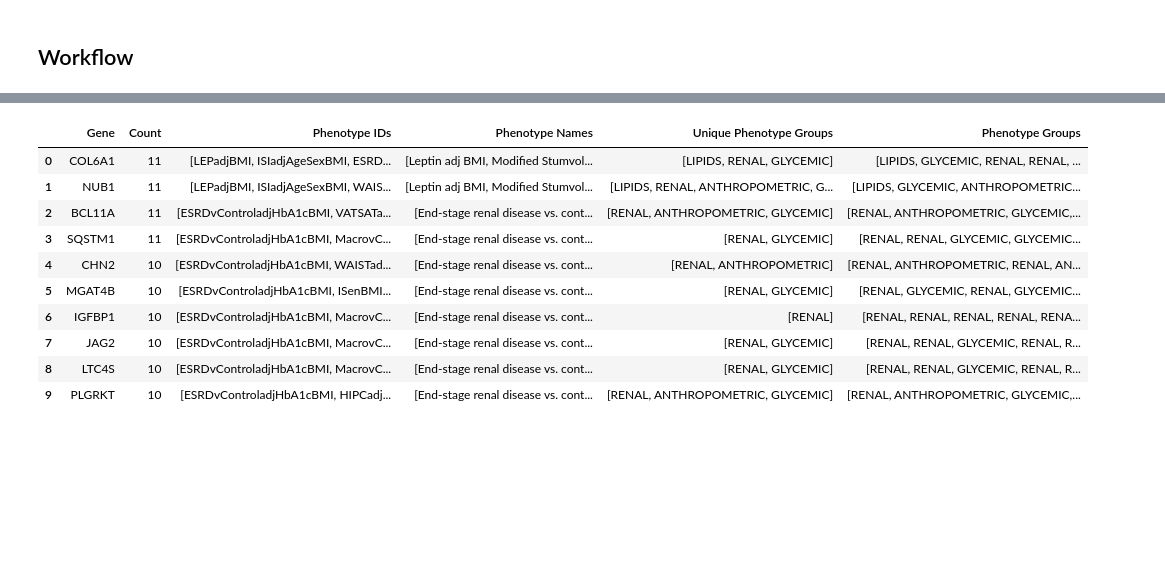
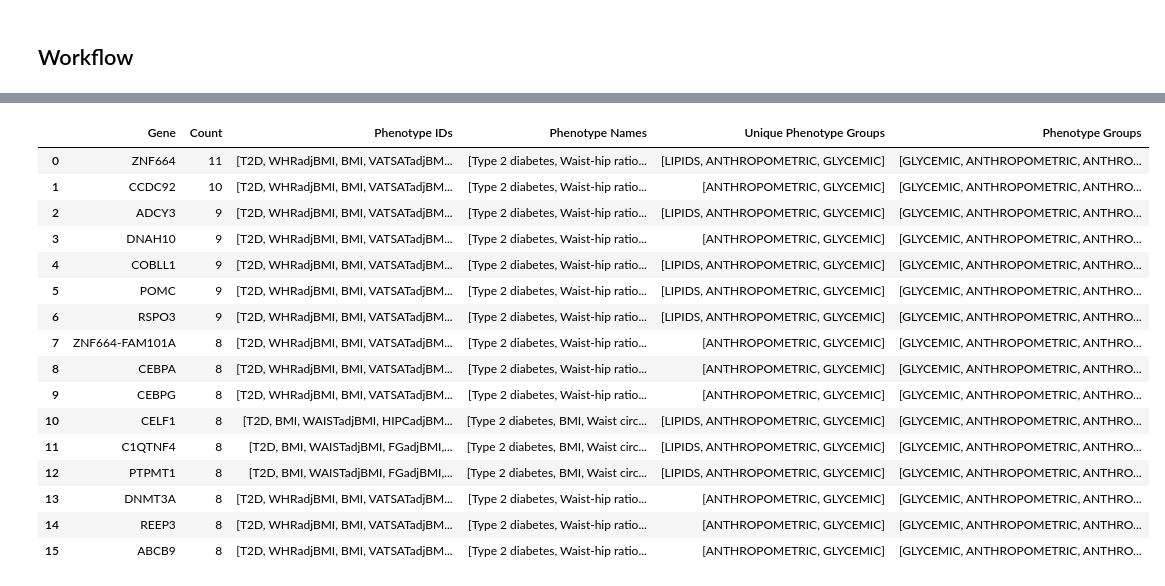
Before and after one commit to rahulsharma35/obesity_gene_analysis, a Jupyter notebook: obesity_gene_analysis.ipynb, the cells around one changed output, grey strips where cells are left out. Saved outputs shown, nothing was run; the diff lists cells and outputs as text; code cells hidden in the pictures; blank space fills up the shorter version.

```diff
--- a/obesity_gene_analysis.ipynb
+++ b/obesity_gene_analysis.ipynb
@@ -273,4 +300,8 @@ orig_gene_df = pd.read_csv("original_data/obesity_gene_data.csv")
+# %%
+data_url = "http://public.type2diabeteskb.org/dccservices/testcalls/magma/gene/object?phenotype=BMI,T2D,T2DadjBMI,WHRadjBMI,ISenBMI,VATadjBMI,WHRadjBMISM,ISRadjBMI,WCadjBMISMK,FIadjBMI,AIRadjBMInSI,LEPadjBMI,VATSATadjBMI,HIPCadjBMI,WAISTadjBMI,FGadjBMI,PEAKadjBMInSI"
+# %%
+orig_gene_df = get_df_from_url(data_url)
 # %%
-filtered_gene_df = filter_col_by_range(data=orig_gene_df, min_val=0.9, max_val=1, col_name="pvalue")
+filtered_gene_df = filter_col_by_range(data=orig_gene_df, min_val=0, max_val=0.05, col_name="pvalue")
 filtered_gene_df
 # %% [output]
@@ -314,19 +399,25 @@ sorted_gene_dict = sort_data_dict(
 )
 # %%
 ordered_gene_df = generate_gene_data_df(sorted_gene_dict)
-ordered_gene_df[:10]
+ordered_gene_df[:16]
 # %% [output]
 |  | Gene | Count | Phenotype IDs | Phenotype Names | Unique Phenotype Groups | Phenotype Groups |
-| 0 | COL6A1 | 11 | [LEPadjBMI, ISIadjAgeSexBMI, ESRD... | [Leptin adj BMI, Modified Stumvol... | [LIPIDS, RENAL, GLYCEMIC] | [LIPIDS, GLYCEMIC, RENAL, RENAL, ... |
-| 1 | NUB1 | 11 | [LEPadjBMI, ISIadjAgeSexBMI, WAIS... | [Leptin adj BMI, Modified Stumvol... | [LIPIDS, RENAL, ANTHROPOMETRIC, G... | [LIPIDS, GLYCEMIC, ANTHROPOMETRIC... |
-| 2 | BCL11A | 11 | [ESRDvControladjHbA1cBMI, VATSATa... | [End-stage renal disease vs. cont... | [RENAL, ANTHROPOMETRIC, GLYCEMIC] | [RENAL, ANTHROPOMETRIC, GLYCEMIC,... |
-| 3 | SQSTM1 | 11 | [ESRDvControladjHbA1cBMI, MacrovC... | [End-stage renal disease vs. cont... | [RENAL, GLYCEMIC] | [RENAL, RENAL, GLYCEMIC, GLYCEMIC... |
-| 4 | CHN2 | 10 | [ESRDvControladjHbA1cBMI, WAISTad... | [End-stage renal disease vs. cont... | [RENAL, ANTHROPOMETRIC] | [RENAL, ANTHROPOMETRIC, RENAL, AN... |
-| 5 | MGAT4B | 10 | [ESRDvControladjHbA1cBMI, ISenBMI... | [End-stage renal disease vs. cont... | [RENAL, GLYCEMIC] | [RENAL, GLYCEMIC, RENAL, GLYCEMIC... |
-| 6 | IGFBP1 | 10 | [ESRDvControladjHbA1cBMI, MacrovC... | [End-stage renal disease vs. cont... | [RENAL] | [RENAL, RENAL, RENAL, RENAL, RENA... |
-| 7 | JAG2 | 10 | [ESRDvControladjHbA1cBMI, MacrovC... | [End-stage renal disease vs. cont... | [RENAL, GLYCEMIC] | [RENAL, RENAL, GLYCEMIC, RENAL, R... |
-| 8 | LTC4S | 10 | [ESRDvControladjHbA1cBMI, MacrovC... | [End-stage renal disease vs. cont... | [RENAL, GLYCEMIC] | [RENAL, RENAL, GLYCEMIC, RENAL, R... |
-| 9 | PLGRKT | 10 | [ESRDvControladjHbA1cBMI, HIPCadj... | [End-stage renal disease vs. cont... | [RENAL, ANTHROPOMETRIC, GLYCEMIC] | [RENAL, ANTHROPOMETRIC, GLYCEMIC,... |
+| 0 | ZNF664 | 11 | [T2D, WHRadjBMI, BMI, VATSATadjBM... | [Type 2 diabetes, Waist-hip ratio... | [LIPIDS, ANTHROPOMETRIC, GLYCEMIC] | [GLYCEMIC, ANTHROPOMETRIC, ANTHRO... |
+| 1 | CCDC92 | 10 | [T2D, WHRadjBMI, BMI, VATSATadjBM... | [Type 2 diabetes, Waist-hip ratio... | [ANTHROPOMETRIC, GLYCEMIC] | [GLYCEMIC, ANTHROPOMETRIC, ANTHRO... |
+| 2 | ADCY3 | 9 | [T2D, WHRadjBMI, BMI, VATSATadjBM... | [Type 2 diabetes, Waist-hip ratio... | [LIPIDS, ANTHROPOMETRIC, GLYCEMIC] | [GLYCEMIC, ANTHROPOMETRIC, ANTHRO... |
+| 3 | DNAH10 | 9 | [T2D, WHRadjBMI, BMI, VATSATadjBM... | [Type 2 diabetes, Waist-hip ratio... | [ANTHROPOMETRIC, GLYCEMIC] | [GLYCEMIC, ANTHROPOMETRIC, ANTHRO... |
+| 4 | COBLL1 | 9 | [T2D, WHRadjBMI, BMI, VATSATadjBM... | [Type 2 diabetes, Waist-hip ratio... | [LIPIDS, ANTHROPOMETRIC, GLYCEMIC] | [GLYCEMIC, ANTHROPOMETRIC, ANTHRO... |
+| 5 | POMC | 9 | [T2D, WHRadjBMI, BMI, VATSATadjBM... | [Type 2 diabetes, Waist-hip ratio... | [LIPIDS, ANTHROPOMETRIC, GLYCEMIC] | [GLYCEMIC, ANTHROPOMETRIC, ANTHRO... |
+| 6 | RSPO3 | 9 | [T2D, WHRadjBMI, BMI, VATSATadjBM... | [Type 2 diabetes, Waist-hip ratio... | [LIPIDS, ANTHROPOMETRIC, GLYCEMIC] | [GLYCEMIC, ANTHROPOMETRIC, ANTHRO... |
+| 7 | ZNF664-FAM101A | 8 | [T2D, WHRadjBMI, BMI, VATSATadjBM... | [Type 2 diabetes, Waist-hip ratio... | [ANTHROPOMETRIC, GLYCEMIC] | [GLYCEMIC, ANTHROPOMETRIC, ANTHRO... |
+| 8 | CEBPA | 8 | [T2D, WHRadjBMI, BMI, VATSATadjBM... | [Type 2 diabetes, Waist-hip ratio... | [ANTHROPOMETRIC, GLYCEMIC] | [GLYCEMIC, ANTHROPOMETRIC, ANTHRO... |
+| 9 | CEBPG | 8 | [T2D, WHRadjBMI, BMI, VATSATadjBM... | [Type 2 diabetes, Waist-hip ratio... | [ANTHROPOMETRIC, GLYCEMIC] | [GLYCEMIC, ANTHROPOMETRIC, ANTHRO... |
+| 10 | CELF1 | 8 | [T2D, BMI, WAISTadjBMI, HIPCadjBM... | [Type 2 diabetes, BMI, Waist circ... | [LIPIDS, ANTHROPOMETRIC, GLYCEMIC] | [GLYCEMIC, ANTHROPOMETRIC, ANTHRO... |
+| 11 | C1QTNF4 | 8 | [T2D, BMI, WAISTadjBMI, FGadjBMI,... | [Type 2 diabetes, BMI, Waist circ... | [LIPIDS, ANTHROPOMETRIC, GLYCEMIC] | [GLYCEMIC, ANTHROPOMETRIC, ANTHRO... |
+| 12 | PTPMT1 | 8 | [T2D, BMI, WAISTadjBMI, FGadjBMI,... | [Type 2 diabetes, BMI, Waist circ... | [LIPIDS, ANTHROPOMETRIC, GLYCEMIC] | [GLYCEMIC, ANTHROPOMETRIC, ANTHRO... |
+| 13 | DNMT3A | 8 | [T2D, WHRadjBMI, BMI, VATSATadjBM... | [Type 2 diabetes, Waist-hip ratio... | [ANTHROPOMETRIC, GLYCEMIC] | [GLYCEMIC, ANTHROPOMETRIC, ANTHRO... |
+| 14 | REEP3 | 8 | [T2D, WHRadjBMI, BMI, VATSATadjBM... | [Type 2 diabetes, Waist-hip ratio... | [ANTHROPOMETRIC, GLYCEMIC] | [GLYCEMIC, ANTHROPOMETRIC, ANTHRO... |
+| 15 | ABCB9 | 8 | [T2D, WHRadjBMI, BMI, VATSATadjBM... | [Type 2 diabetes, Waist-hip ratio... | [ANTHROPOMETRIC, GLYCEMIC] | [GLYCEMIC, ANTHROPOMETRIC, ANTHRO... |
 # %%
 ordered_gene_df.to_csv("generated_data/Most_Wanted_Genes.csv")
 # %%
```
Also changed, not shown: parts of 18 cells of this notebook, 19 other files.
